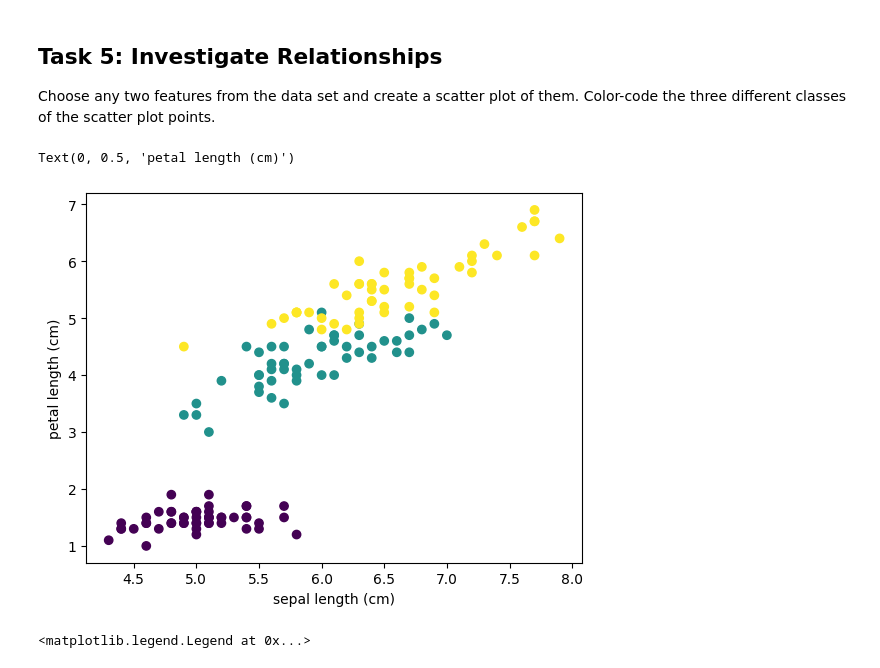
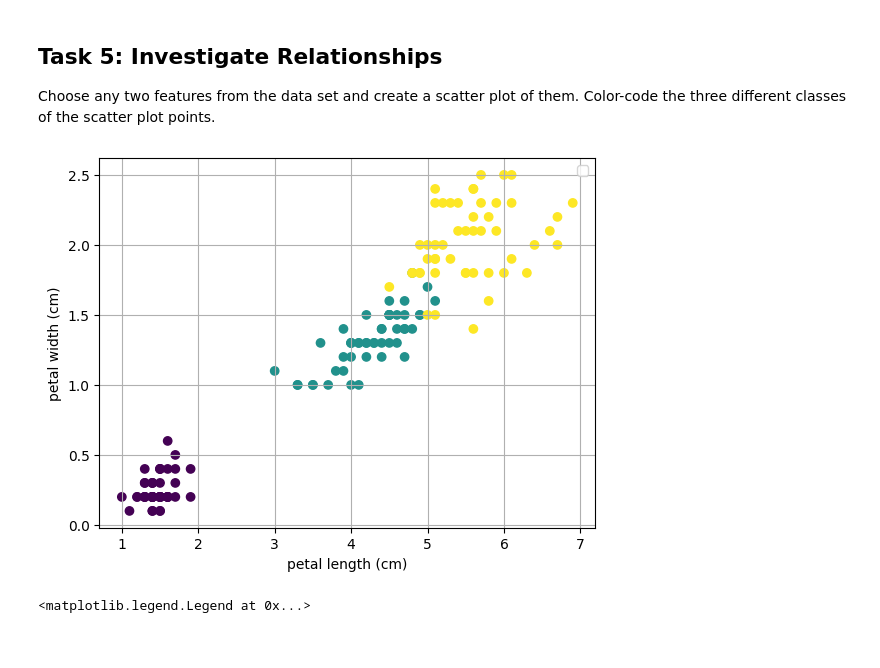
Before and after one commit to quyenphanlyons/data_analytics, a Jupyter notebook: tasks.ipynb, the cells around one changed output. Cells and saved outputs as stored; diff of their text form; code cells hidden in the pictures.

```diff
--- a/tasks.ipynb
+++ b/tasks.ipynb
@@ -127,12 +128,28 @@ In this case, the table iris_array has a regtangular shape 150 rows x 5 columns.
 import numpy as np
 import pandas as pd
 
-# Table 'iris_array' is defined as 'data' of the iris dataset, the attribute 'feature_names' is used to name the columns.
-iris_array = pd.DataFrame(data = iris['data'], columns = iris['feature_names'])
+# Create a table using DataFrame()
+# Table 'iri' is defined as 'data' of the iris dataset, the attribute 'feature_names' is used to name the columns.
+iri = pd.DataFrame(data = iris['data'], columns = iris['feature_names'])
+
+# Rename the feature_names to shorter names
+iri.rename(columns={
+    'sepal length (cm)': 'sep_l',
+    'sepal width (cm)': 'sep_w',
+    'petal length (cm)': 'pet_l',
+    'petal width (cm)': 'pet_w',
+}, inplace=True)
 
 # Add a column named 'class' in the table 'iris_array' with the values in the attribute 'target'.
-iris_array['class'] = iris['target']
+iri['class'] = iris['target']
+
+# Add column 'specie': Map numeric targets to species names using target_names
+iri['specie'] = iri['class'].apply(lambda x: iris.target_names[x])
 
 # Visualise the first and last 5 rows of the table 'iris_array'.
-iris_array
+iri
+
+# Ressources
+# add a column 'specie' using target_names
+# https://chatgpt.com/c/68149832-2c00-800c-bc66-01cb7b0f749a
 # %% [output]
@@ -217,16 +279,25 @@ Color-code the three different classes of the scatter plot points.
 # %%
 # Create a figure and an axis.
 fig, ax = plt.subplots()
 
+x=iri['pet_l'] # Sepal length
+y=iri['pet_w'] # Petal length
+
 # Scatter plot.
-ax.scatter(x, y, c=iris_array['class'])
+ax.scatter(x, y, c=iri['class'])
 
 # Labels.
-ax.set_xlabel('sepal length (cm)')
-ax.set_ylabel('petal length (cm)')
+ax.set_xlabel('petal length (cm)')
+ax.set_ylabel('petal width (cm)')
+ax.legend()
+ax.grid(True)
+
+# Ressources
+# scatterplot
+# https://matplotlib.org/stable/api/_as_gen/matplotlib.pyplot.scatter.html
+# https://matplotlib.org/stable/gallery/lines_bars_and_markers/scatter_with_legend.html#sphx-glr-gallery-lines-bars-and-markers-scatter-with-legend-py
 # %% [output]
-Text(0, 0.5, 'petal length (cm)')
-[figure, old version]
+[figure, new version]
 # %%
 import seaborn as sns
 
```
Also changed, not shown: parts of 16 cells of this notebook.
